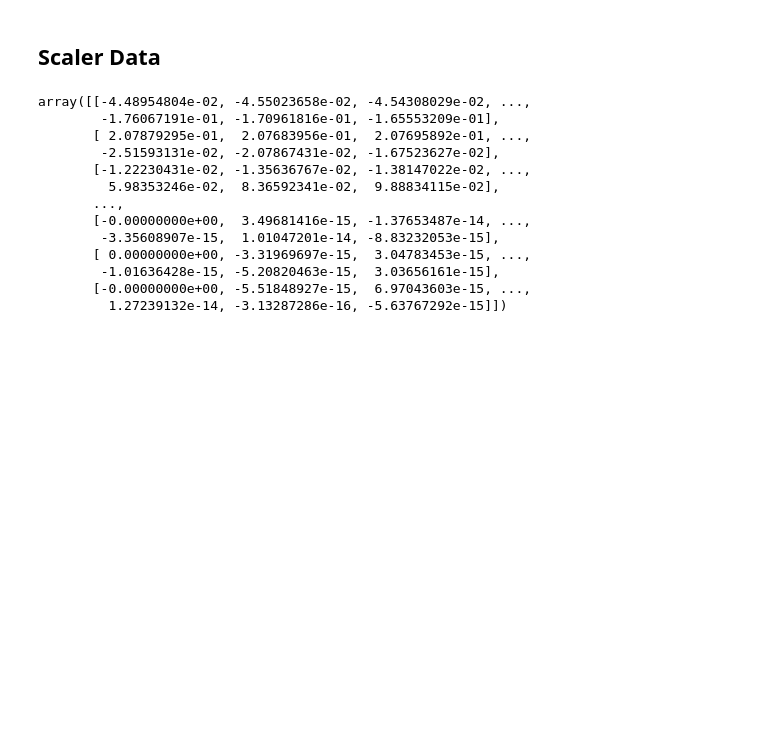
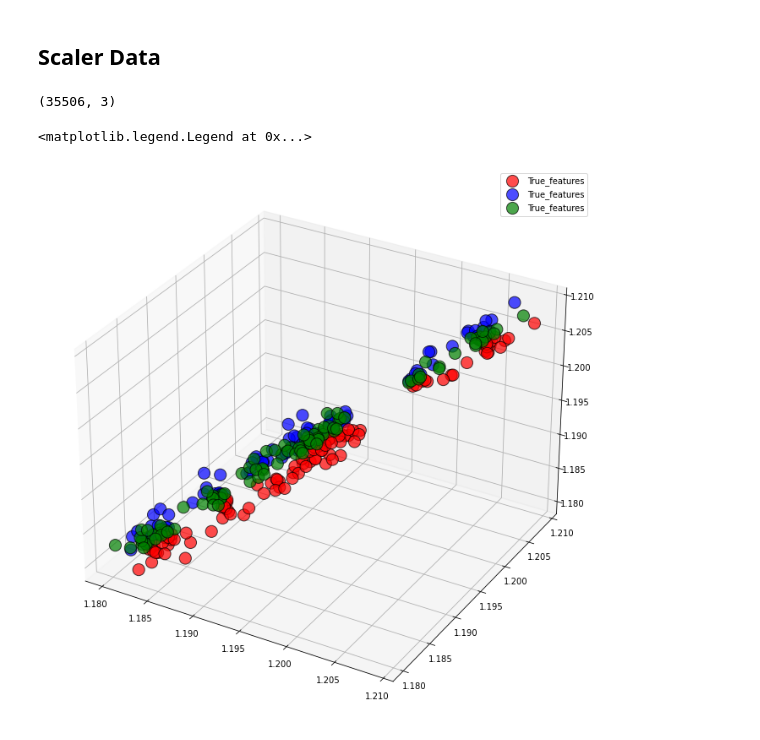
Before and after one commit to pannawit2541/Forex-Trend-Prediction, a Jupyter notebook: SVR_model/featuresReduction.ipynb, the cells around one changed output. Drawn from its saved outputs; the diff is of its cells as text; code cells hidden in the pictures; blank space fills up the shorter version.

```diff
--- a/SVR_model/featuresReduction.ipynb
+++ b/SVR_model/featuresReduction.ipynb
@@ -3,9 +3,10 @@
 # %%
 import pandas as pd
 import numpy as np
+import matplotlib.pyplot as plt
 import seaborn as sns
-import matplotlib as plt
-file = r'dataset\features\EURUSD.csv'
+from mpl_toolkits.mplot3d import Axes3D
+file = r'dataset\features\EURUSD_4.csv'
 df = pd.read_csv(file)
 df.set_index('date', inplace=True, drop=True)
 # %% [markdown]
@@ -18,6 +19,13 @@ features = features.drop(['open_24', 'close_24'], axis=1)
 #        'bb_bbm_18', 'bb_bbh_18', 'bb_bbl_18', 'bb_bbm_24', 'bb_bbh_24',
 #        'bb_bbl_24', 'bb_bbm_30', 'bb_bbh_30', 'bb_bbl_30', 'bb_bbm_36',
 #        'bb_bbh_36', 'bb_bbl_36']].copy()
+features = df[['open', 'high', 'low']].copy()
 targets = df[['open_24', 'close_24']].copy()*10000
-features.columns
+
+corr = df.corr()
+# sns.heatmap(round(corr,2), annot=True)
+# plt.show()
+print(corr[corr['close_24'] > 0.6].iloc[:,-1])
+# print(corr.iloc[:,-1])
+# print(features.info())
 # %% [output]
@@ -62,21 +63,43 @@ from sklearn.preprocessing import StandardScaler
 from sklearn.decomposition import PCA
 sc_X = StandardScaler()
 x = sc_X.fit_transform(features.values)
-# %%
-pca = PCA(n_components=x.shape[1])
-pca.fit_transform(x)
-pca.components_ #Eigenvectors
-# %% [output]
-array([[-4.48954804e-02, -4.55023658e-02, -4.54308029e-02, ...,
-        -1.76067191e-01, -1.70961816e-01, -1.65553209e-01],
-       [ 2.07879295e-01,  2.07683956e-01,  2.07695892e-01, ...,
-        -2.51593131e-02, -2.07867431e-02, -1.67523627e-02],
-       [-1.22230431e-02, -1.35636767e-02, -1.38147022e-02, ...,
-         5.98353246e-02,  8.36592341e-02,  9.88834115e-02],
-       ...,
-       [-0.00000000e+00,  3.49681416e-15, -1.37653487e-14, ...,
-        -3.35608907e-15,  1.01047201e-14, -8.83232053e-15],
-       [ 0.00000000e+00, -3.31969697e-15,  3.04783453e-15, ...,
-        -1.01636428e-15, -5.20820463e-15,  3.03656161e-15],
-       [-0.00000000e+00, -5.51848927e-15,  6.97043603e-15, ...,
-         1.27239132e-14, -3.13287286e-16, -5.63767292e-15]])
+# %%
+pca = PCA(n_components=3)
+pca.fit(x)
+score = pca.fit_transform(x)
+print(score.shape)
+# pca_featues = pd.DataFrame(score, columns =['PC1','PC2','PC3','PC4','PC5','PC6','PC7','PC8','PC9','PC10'])
+pca_features = pd.DataFrame(score, columns =['PC1','PC2','PC3'])
+# pca_featues.to_csv(r'dataset/features/EURUSD_pca.csv',index=False)
+# pca.components_ #Eigenvectors
+# %% [output]
+(35506, 3)
+# %%
+from mpl_toolkits.mplot3d import Axes3D
+fig = plt.figure(figsize=(9, 9))
+ax = Axes3D(fig)
+y = features.iloc[:100,0]
+x = features.iloc[:100,1]
+z = features.iloc[:100,2]
+
+# ax = fig.add_subplot(111, projection='3d')
+# ax.scatter(x, y, z,
+#            linewidths=1, alpha=.7,
+#            edgecolor='k',
+#            s = 200,
+#            c=z)
+# plt.show()
+ax.scatter(x,y,z, label="True_features",linewidths=1, alpha=.7,
+           edgecolor='k', c="red",
+           s = 200)
+ax.scatter(z,x,y, label="True_features",linewidths=1, alpha=.7,
+           edgecolor='k', c="blue",
+           s = 200)
+ax.scatter(y,z,x, label="True_features",linewidths=1, alpha=.7,
+           edgecolor='k', c="green",
+           s = 200)
+
+ax.legend()
+# %% [output]
+<matplotlib.legend.Legend at 0x...>
+[figure, added]
```
Also changed, not shown: parts of 3 cells of this notebook, 10 other files.
